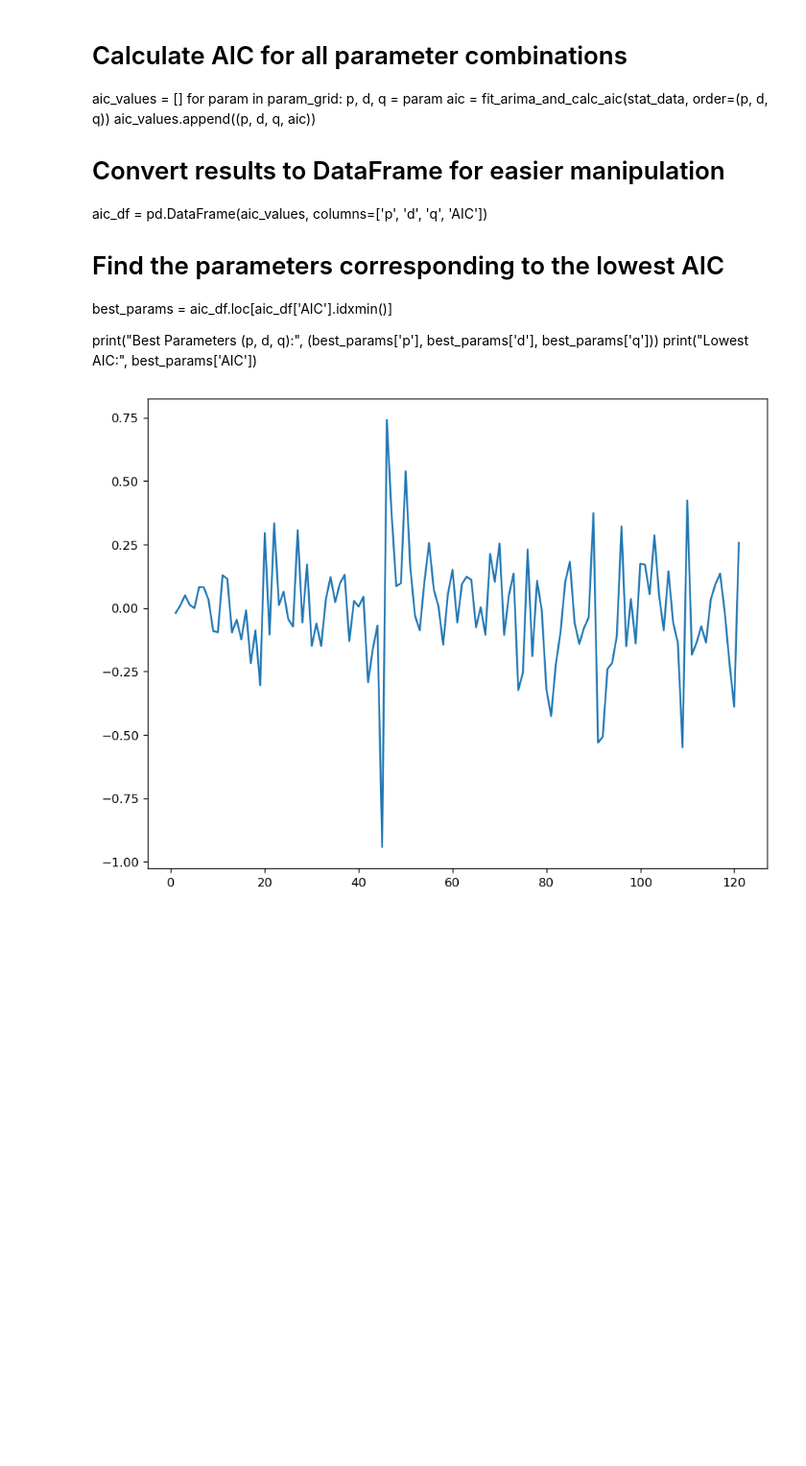
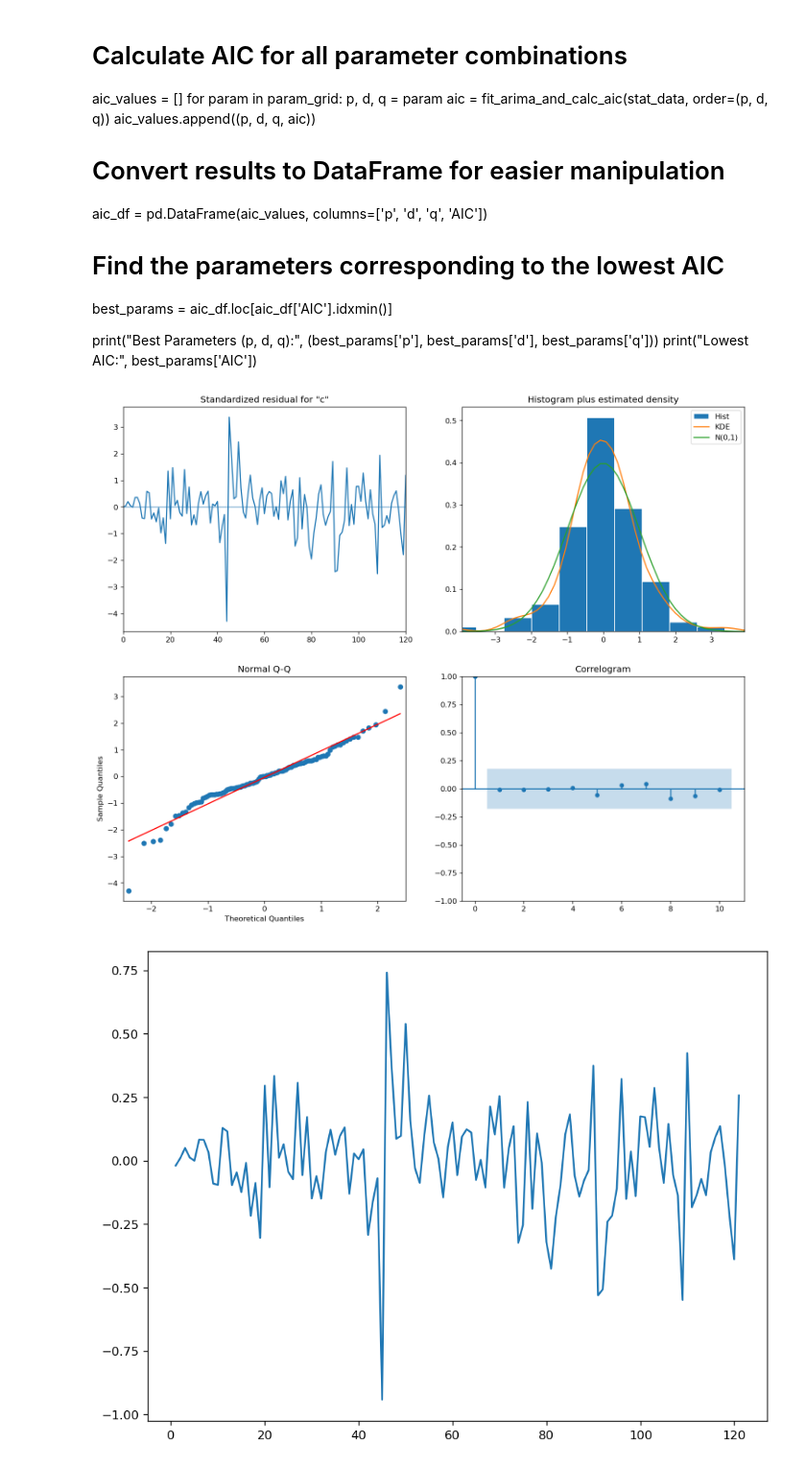
Before and after one commit to L-dos-Santos/final-project, a Jupyter notebook: Final Project.ipynb, the cells around one changed output. Shown: that part at 96% size. Saved outputs shown, nothing was run; the diff lists cells and outputs as text; code cells hidden in the pictures; blank space fills up the shorter version.

```diff
--- a/Final Project.ipynb
+++ b/Final Project.ipynb
@@ -463,6 +463,12 @@ best_params = aic_df.loc[aic_df['AIC'].idxmin()]
 
 print("Best Parameters (p, d, q):", (best_params['p'], best_params['d'], best_params['q']))
 print("Lowest AIC:", best_params['AIC'])
+# %%
+# Diagnosing the model residuals
+model.plot_diagnostics(figsize = (15, 12))
+plt.show()
+# %% [output]
+[figure, added]
 # %%
 # line plot of residuals
 residuals = pd.Series(model.resid)
```
Also changed, not shown: parts of 3 cells of this notebook.
